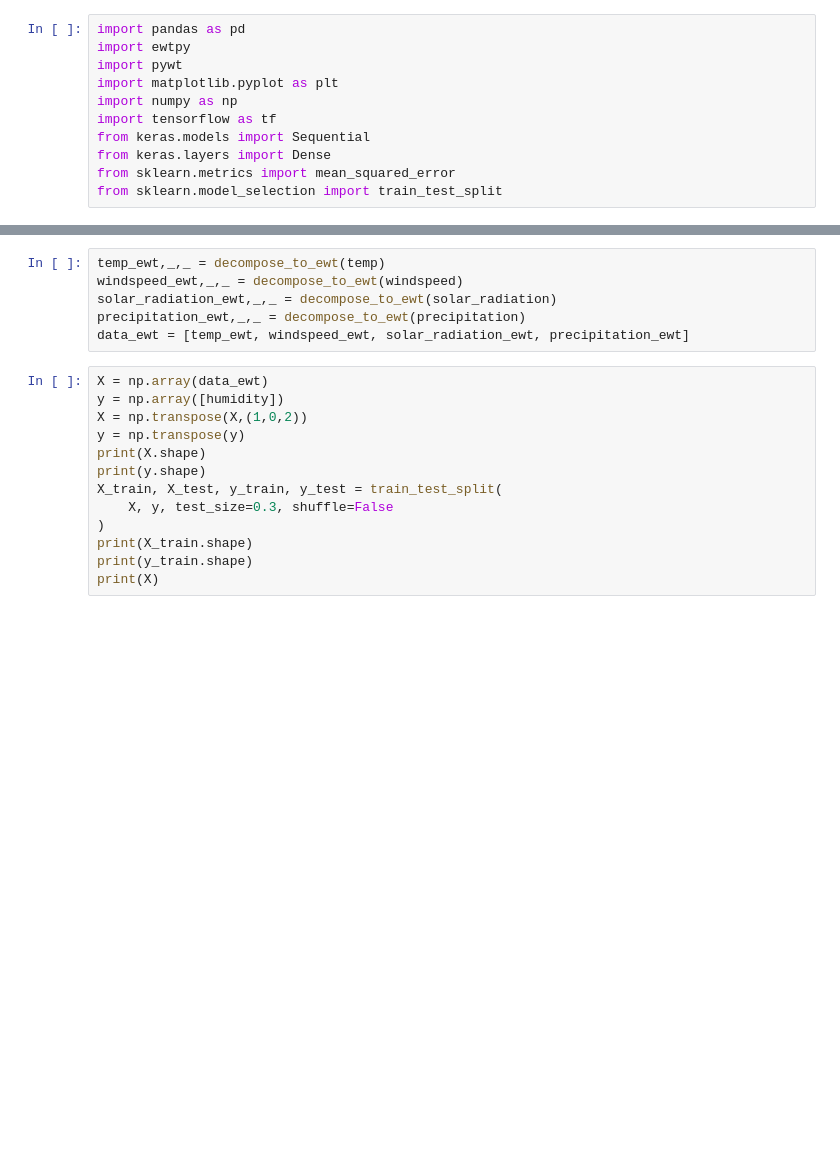
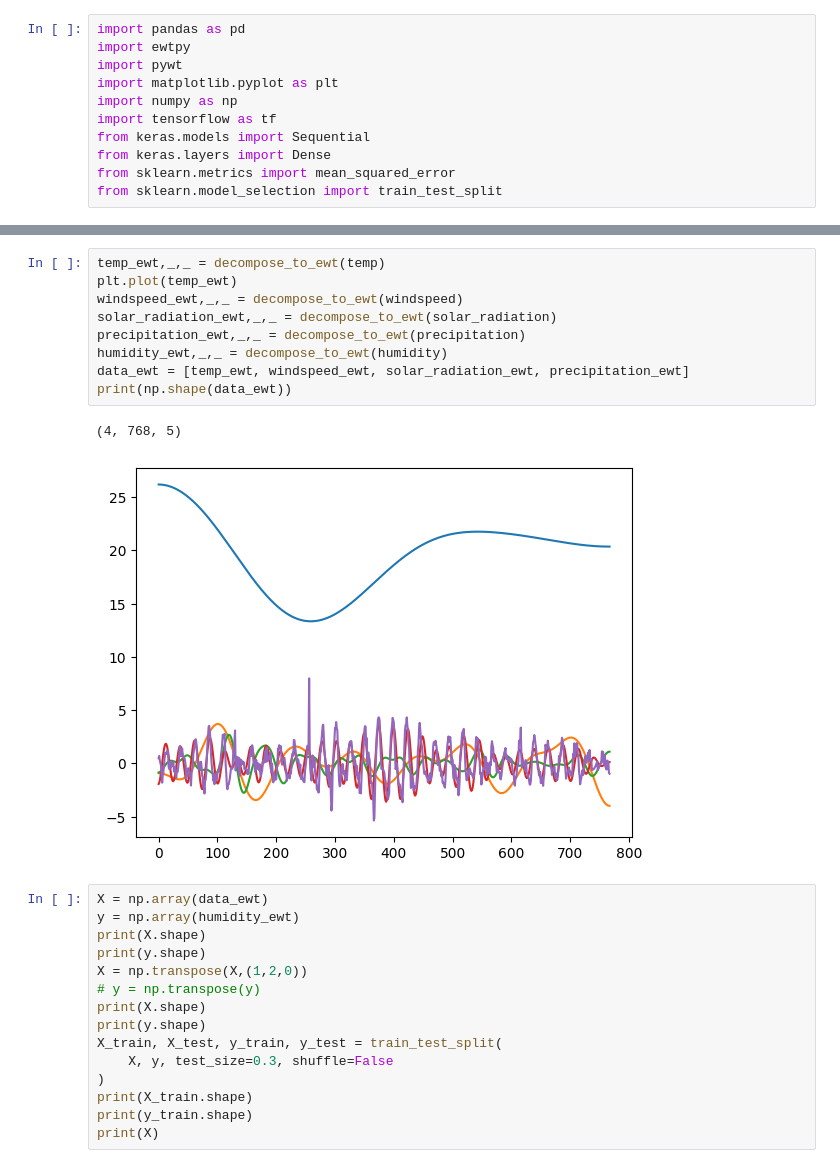
Before and after one commit to 10udCryp7/-Lab-Research-IOT-Weather-Tracking-for-Agriculture, a Jupyter notebook: Train Data/EWT.ipynb, the cells around one changed output, grey strips where cells are left out. Drawn from its saved outputs; the diff is of its cells as text; blank space fills up the shorter version.

```diff
--- a/Train Data/EWT.ipynb
+++ b/Train Data/EWT.ipynb
@@ -32,14 +68,22 @@ def split_mode(ewt):
 # %%
 temp_ewt,_,_ = decompose_to_ewt(temp)
+plt.plot(temp_ewt)
 windspeed_ewt,_,_ = decompose_to_ewt(windspeed)
 solar_radiation_ewt,_,_ = decompose_to_ewt(solar_radiation)
 precipitation_ewt,_,_ = decompose_to_ewt(precipitation)
+humidity_ewt,_,_ = decompose_to_ewt(humidity)
 data_ewt = [temp_ewt, windspeed_ewt, solar_radiation_ewt, precipitation_ewt]
+print(np.shape(data_ewt))
+# %% [output]
+(4, 768, 5)
+[figure, added]
 # %%
 X = np.array(data_ewt)
-y = np.array([humidity])
-X = np.transpose(X,(1,0,2))
-y = np.transpose(y)
+y = np.array(humidity_ewt)
+print(X.shape)
+print(y.shape)
+X = np.transpose(X,(1,2,0))
+# y = np.transpose(y)
 print(X.shape)
 print(y.shape)
 X_train, X_test, y_train, y_test = train_test_split(
```
Also changed, not shown: parts of 4 cells of this notebook, 5 other files.
